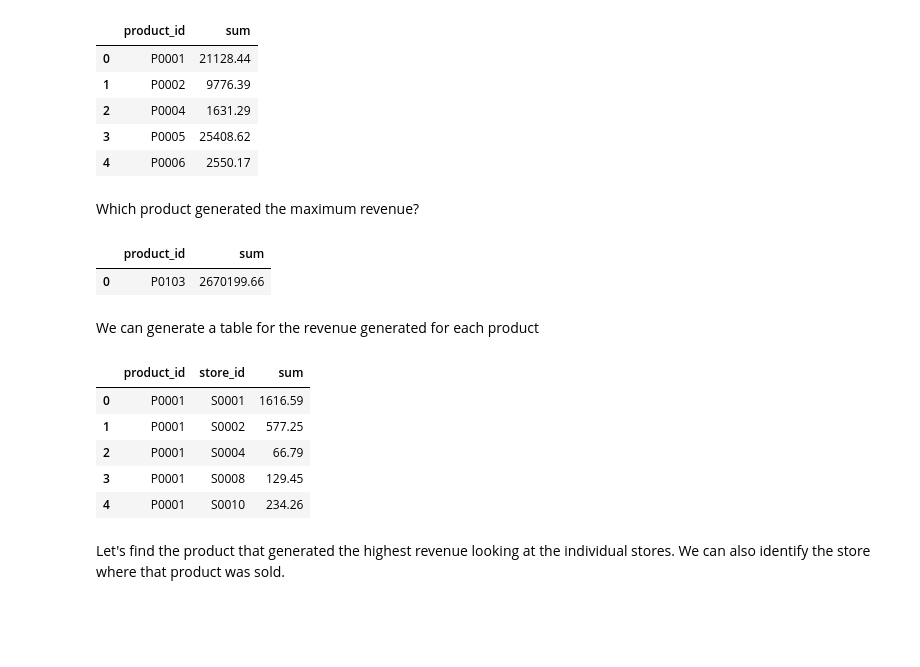
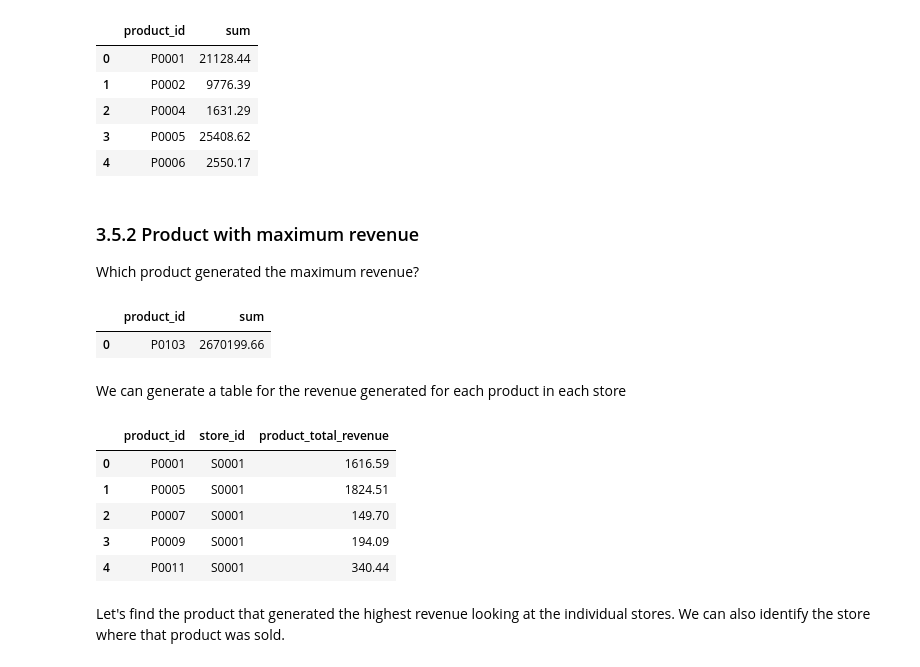
Before and after one commit to ChigozieObika/sql_sales_analysis, a Jupyter notebook: sqlalchemy_analysis.ipynb, the cells around one changed output. Drawn from its saved outputs; the diff is of its cells as text; code cells hidden in the pictures; blank space fills up the shorter version.

```diff
--- a/sqlalchemy_analysis.ipynb
+++ b/sqlalchemy_analysis.ipynb
@@ -411,6 +484,8 @@ total_revenue_by_product_id.head()
 | 3 | P0005 | 25408.62 |
 | 4 | P0006 | 2550.17 |
 # %% [markdown]
+### 3.5.2  Product with maximum revenue
+
 Which product generated the maximum revenue?
 # %%
 product_max_revenue = pd.read_sql(
@@ -443,30 +520,31 @@ product_max_revenue
 |  | product_id | sum |
 | 0 | P0103 | 2670199.66 |
 # %% [markdown]
-We can generate a table for the revenue generated for each product
+We can generate a table for the revenue generated for each product in each store
 # %%
 total_revenue_by_product_by_store = pd.read_sql(
     '''
     SELECT
-        sales.product_id, sales.store_id, CAST(SUM(revenue) AS DECIMAL (10,2))
+        sales.product_id, sales.store_id,
+        CAST(SUM(revenue) AS DECIMAL (10,2)) AS product_total_revenue
     FROM
         sales
         INNER JOIN
             product
         ON
             sales.product_id=product.product_id
-    GROUP BY sales.product_id, sales.store_id
+    GROUP BY sales.store_id, sales.product_id
     ''',
     engine)
 
 total_revenue_by_product_by_store.head()
 # %% [output]
-|  | product_id | store_id | sum |
+|  | product_id | store_id | product_total_revenue |
 | 0 | P0001 | S0001 | 1616.59 |
-| 1 | P0001 | S0002 | 577.25 |
-| 2 | P0001 | S0004 | 66.79 |
-| 3 | P0001 | S0008 | 129.45 |
-| 4 | P0001 | S0010 | 234.26 |
+| 1 | P0005 | S0001 | 1824.51 |
+| 2 | P0007 | S0001 | 149.70 |
+| 3 | P0009 | S0001 | 194.09 |
+| 4 | P0011 | S0001 | 340.44 |
 # %% [markdown]
 Let's find the product that generated the highest revenue looking at the individual stores. We can also identify the store where that product was sold.
 # %%
```
Also changed, not shown: parts of 56 cells of this notebook, 2 other files.
